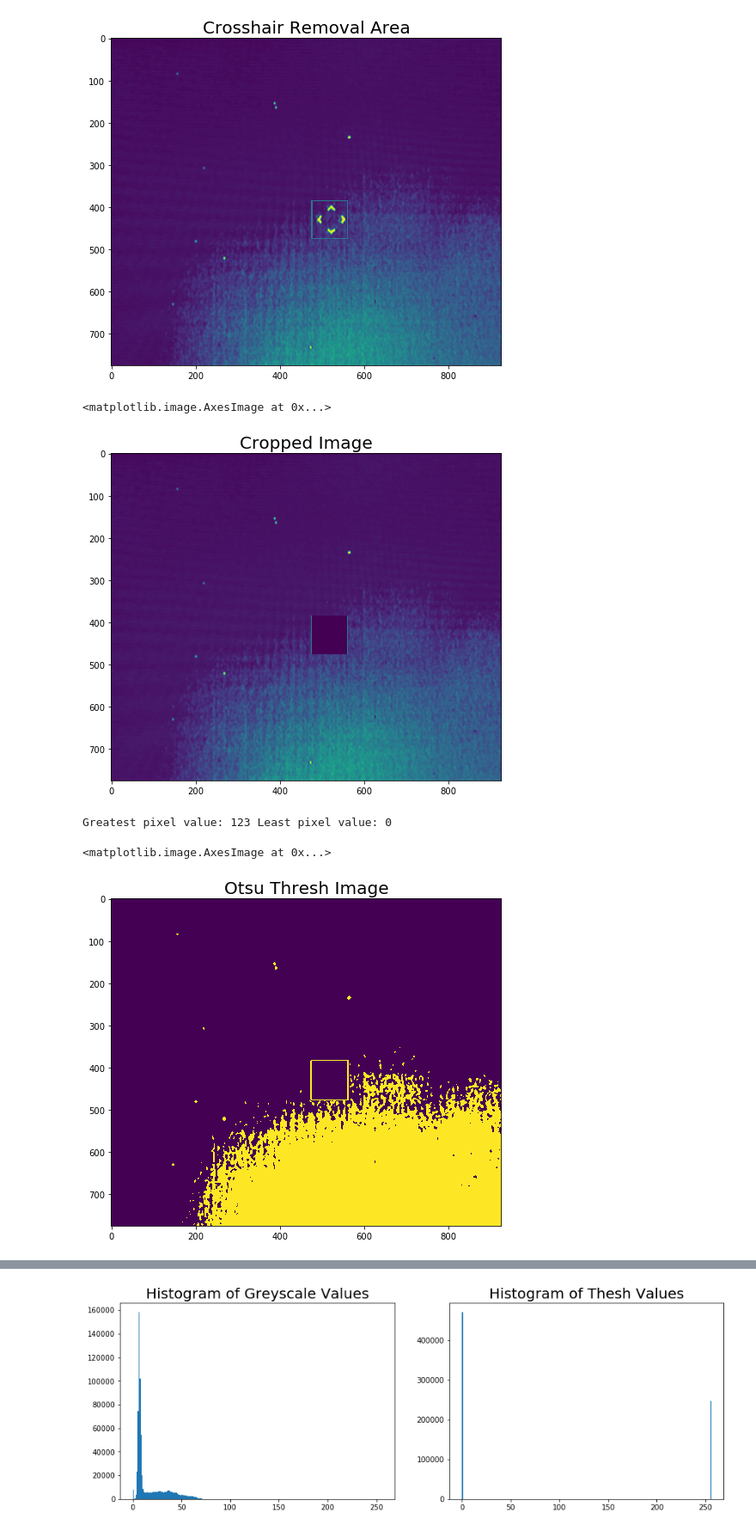
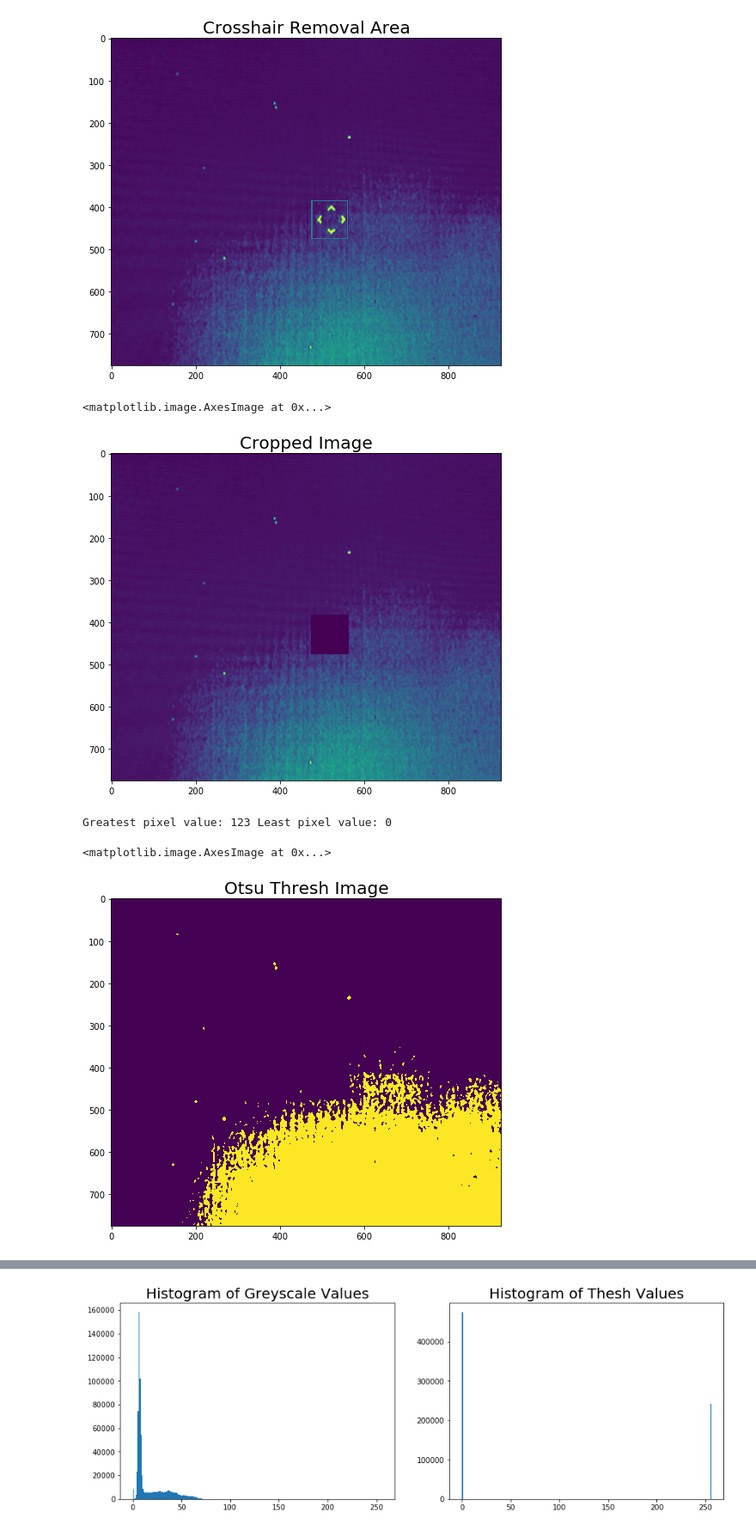
Before and after one commit to acox101010/Image_Analysis_tools, a Jupyter notebook: Non-ResponsivePixels.ipynb, the cells around one changed output, grey strips where cells are left out. Shown at 86% size. Cells and saved outputs as stored; diff of their text form; code cells hidden in the pictures.

```diff
--- a/Non-ResponsivePixels.ipynb
+++ b/Non-ResponsivePixels.ipynb
@@ -47,13 +47,13 @@ plt.imshow(cr_roi) #plot last image with all points
 [figure]
 # %%
 #Set determined crosshair area to 0
-cr_roi[385:475,475:560] = 0
+cr_roi[383:477,473:563] = 0
 f, ax = plt.subplots(1,1,figsize=(10,7))
 plt.title('Cropped Image', fontdict=None, loc='center', pad=None, fontsize = 20)
 plt.imshow(cr_roi) #plot last image with all points
 # %% [output]
 <matplotlib.image.AxesImage at 0x...>
-[figure, old version]
+[figure, new version]
 # %%
 #Checks image for max and min pixel values
 print("Greatest pixel value:",np.ndarray.max(cr_roi),"Least pixel value:",np.ndarray.min(cr_roi))
@@ -62,11 +62,11 @@ Greatest pixel value: 123 Least pixel value: 0
 # %%
 ret,imgO = cv2.threshold(cr_roi,0,255,cv2.THRESH_BINARY+cv2.THRESH_OTSU)
 f, ax = plt.subplots(1,1,figsize=(10,7))
 plt.title('Otsu Thresh Image', fontdict=None, loc='center', pad=None, fontsize = 20)
-plt.imshow(imgf) #plot last image with all points
+plt.imshow(imgO) #plot last image with all points
 # %% [output]
 <matplotlib.image.AxesImage at 0x...>
-[figure, old version]
+[figure, new version]
 # %%
 #Select the whether min or max for dead pixels depending on the thermal target
 thresh = np.ndarray.max(imgO)
```
Also changed, not shown: parts of 2 cells of this notebook, 1 other file.
